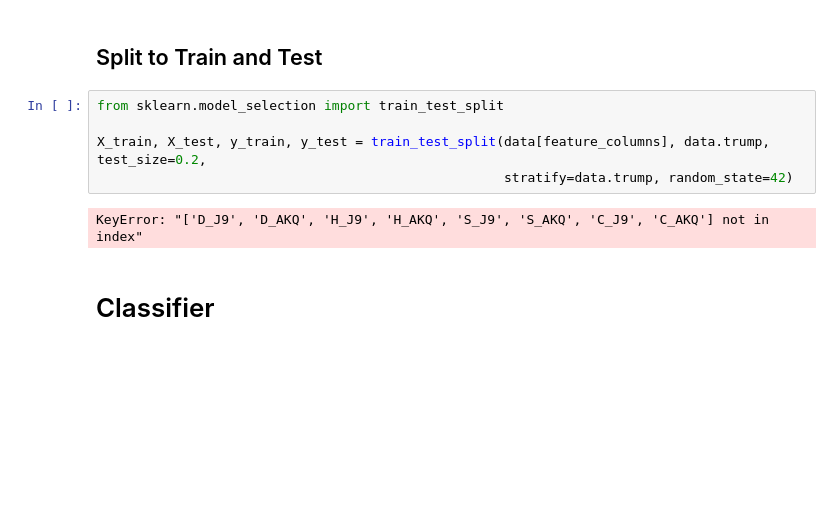
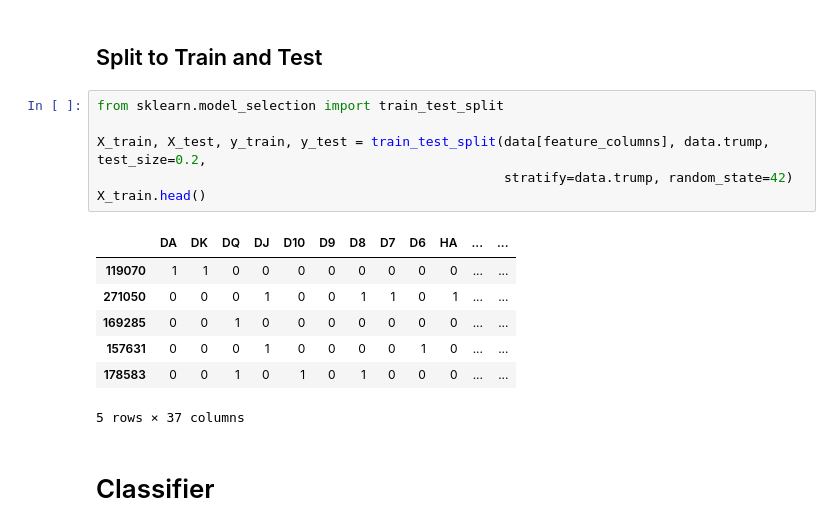
Before and after one commit to dave1b/DL4G, a Jupyter notebook: ml/trump_prediction_ml.ipynb, the cells around one changed output. Cells and saved outputs as stored; diff of their text form; blank space fills up the shorter version.

```diff
--- a/ml/trump_prediction_ml.ipynb
+++ b/ml/trump_prediction_ml.ipynb
@@ -70,10 +72,17 @@ for color in 'DHSC':
 # %%
 from sklearn.model_selection import train_test_split
 
 X_train, X_test, y_train, y_test = train_test_split(data[feature_columns], data.trump, test_size=0.2,
                                                     stratify=data.trump, random_state=42)
+X_train.head()
 # %% [output]
+|  | DA | DK | DQ | DJ | D10 | D9 | D8 | D7 | D6 | HA | ... | ... |
+| 119070 | 1 | 1 | 0 | 0 | 0 | 0 | 0 | 0 | 0 | 0 | ... | ... |
+| 271050 | 0 | 0 | 0 | 1 | 0 | 0 | 1 | 1 | 0 | 1 | ... | ... |
+| 169285 | 0 | 0 | 1 | 0 | 0 | 0 | 0 | 0 | 0 | 0 | ... | ... |
+| 157631 | 0 | 0 | 0 | 1 | 0 | 0 | 0 | 0 | 1 | 0 | ... | ... |
+| 178583 | 0 | 0 | 1 | 0 | 1 | 0 | 1 | 0 | 0 | 0 | ... | ... |
-KeyError: "['D_J9', 'D_AKQ', 'H_J9', 'H_AKQ', 'S_J9', 'S_AKQ', 'C_J9', 'C_AKQ'] not in index"
+5 rows × 37 columns
 # %% [markdown]
 # Classifier
 # %% [markdown]
```
Also changed, not shown: parts of 4 cells of this notebook, 9 other files.
